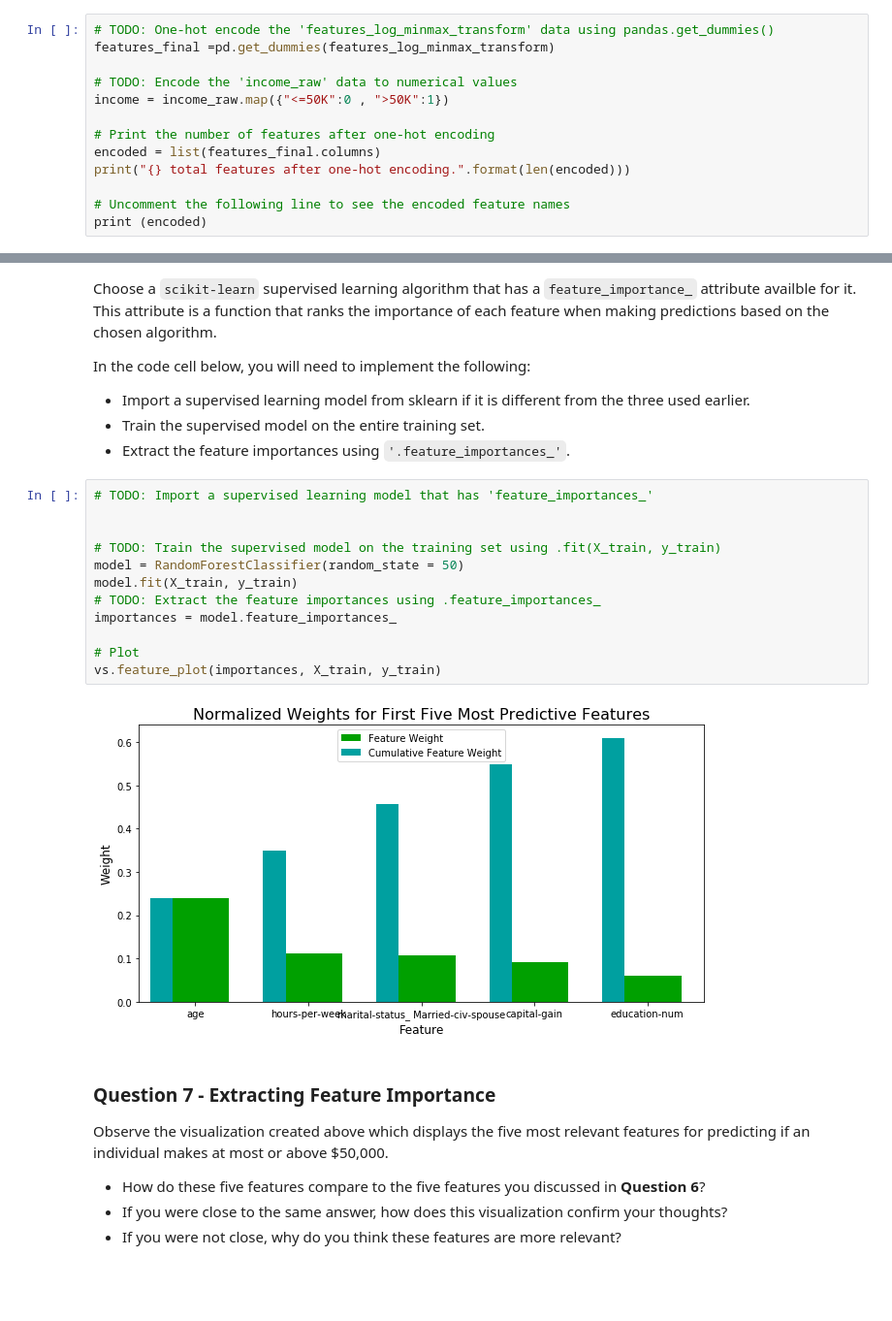
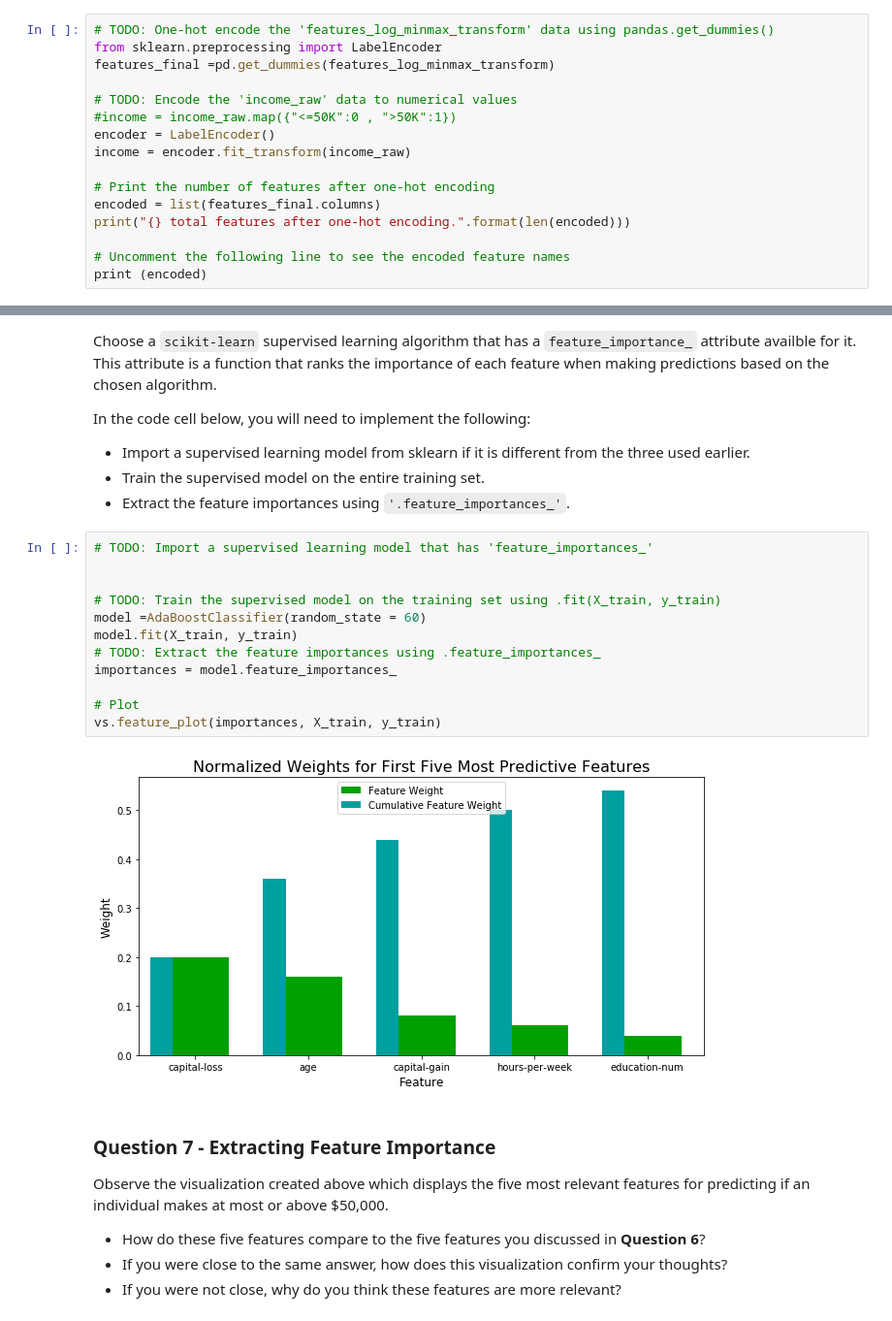
Before and after one commit to mathubhalan/DSND-Finding-CharityML, a Jupyter notebook: finding_donors.ipynb, the cells around one changed output, grey strips where cells are left out. Shown at 97% size. Saved outputs shown, nothing was run; the diff lists cells and outputs as text; blank space fills up the shorter version.

```diff
--- a/finding_donors.ipynb
+++ b/finding_donors.ipynb
@@ -160,10 +160,13 @@ Additionally, as with the non-numeric features, we need to convert the non-numer
    - Set records with "<=50K" to `0` and records with ">50K" to `1`.
 # %%
 # TODO: One-hot encode the 'features_log_minmax_transform' data using pandas.get_dummies()
+from sklearn.preprocessing import LabelEncoder
 features_final =pd.get_dummies(features_log_minmax_transform)
 
 # TODO: Encode the 'income_raw' data to numerical values
-income = income_raw.map({"<=50K":0 , ">50K":1})
+#income = income_raw.map({"<=50K":0 , ">50K":1})
+encoder = LabelEncoder()
+income = encoder.fit_transform(income_raw)
 
 # Print the number of features after one-hot encoding
 encoded = list(features_final.columns)
@@ -583,17 +601,17 @@ In the code cell below, you will need to implement the following:
 # %%
 # TODO: Import a supervised learning model that has 'feature_importances_'
 
 
 # TODO: Train the supervised model on the training set using .fit(X_train, y_train)
-model = RandomForestClassifier(random_state = 50)
+model =AdaBoostClassifier(random_state = 60)
 model.fit(X_train, y_train)
 # TODO: Extract the feature importances using .feature_importances_
 importances = model.feature_importances_
 
 # Plot
 vs.feature_plot(importances, X_train, y_train)
 # %% [output]
-[figure, old version]
+[figure, new version]
 # %% [markdown]
 ### Question 7 - Extracting Feature Importance
 
```
Also changed, not shown: parts of 14 cells of this notebook, 2 other files.
